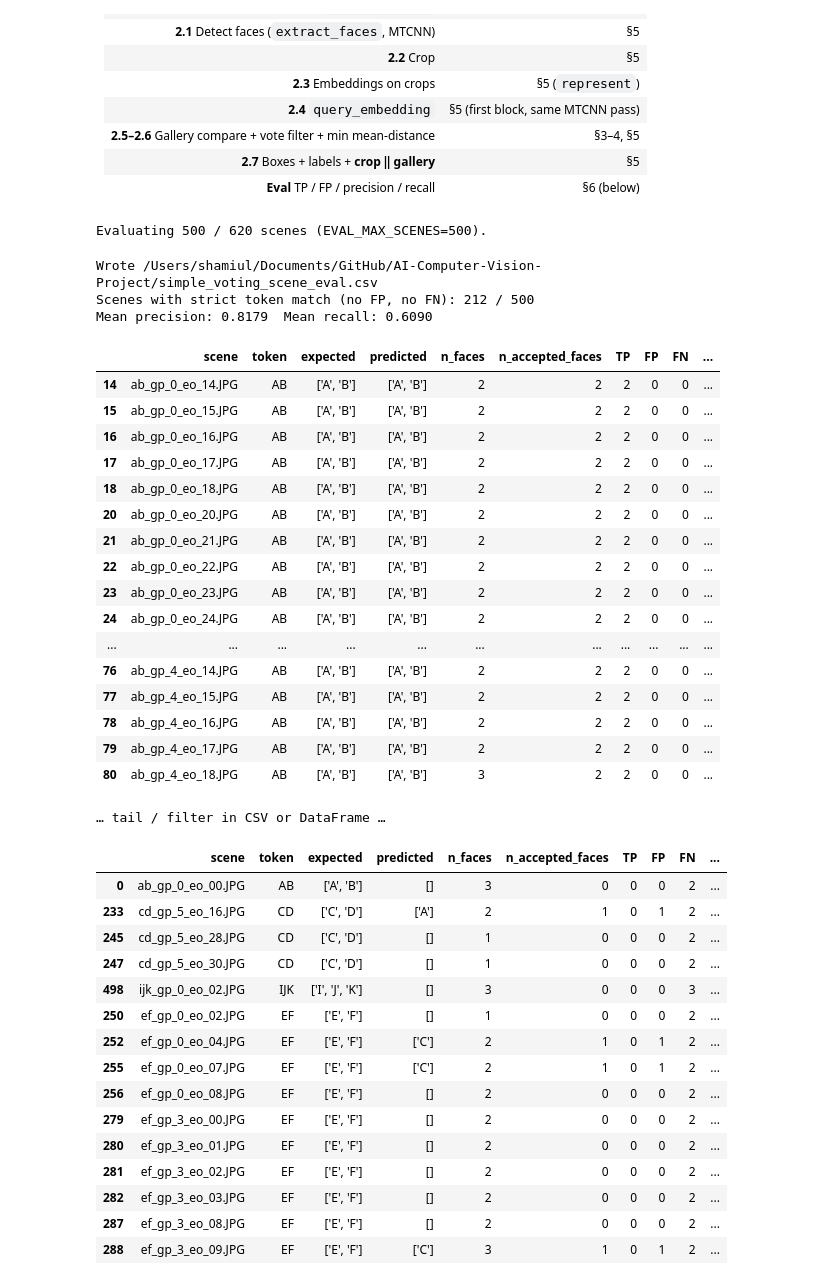
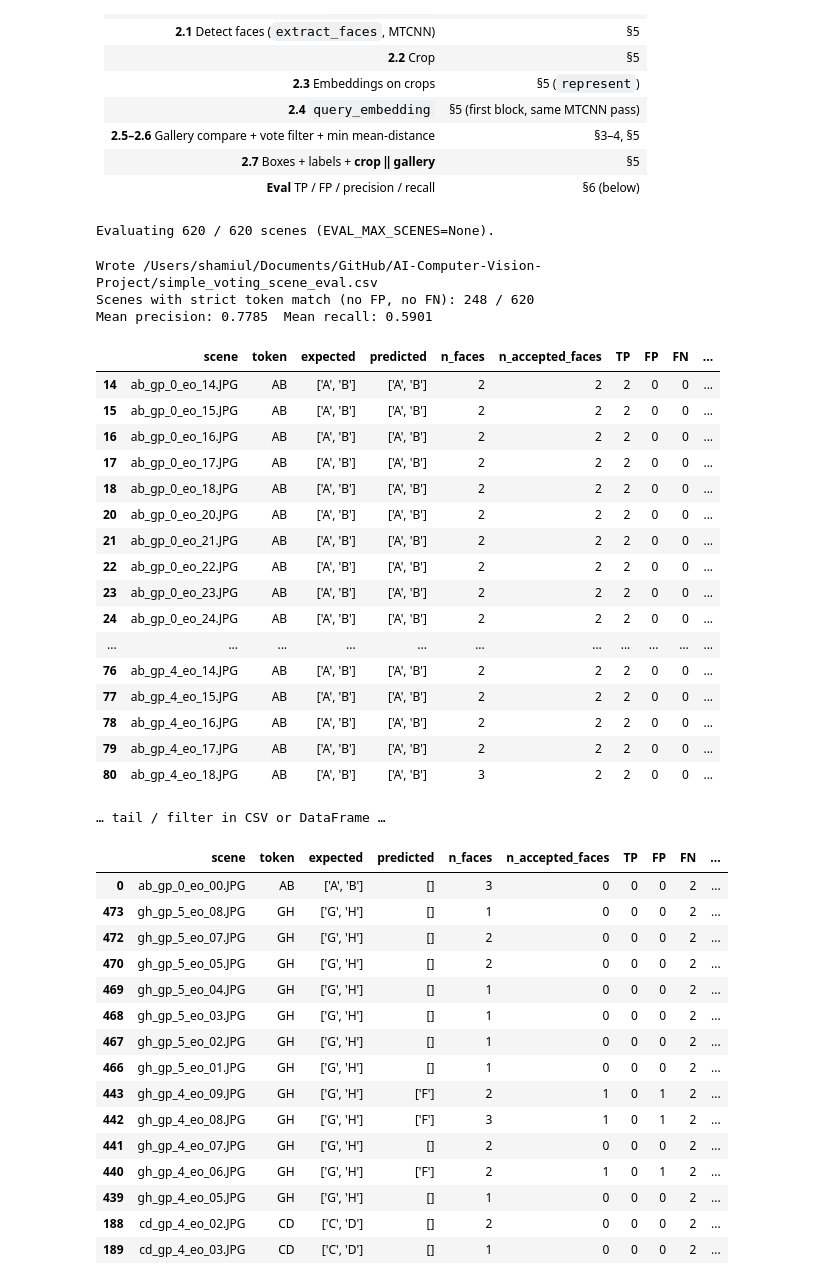
Before and after one commit to SamxHF/AI-Computer-Vision-Project, a Jupyter notebook: people_identification_voting_simple.ipynb, the cells around one changed output. Saved outputs shown, nothing was run; the diff lists cells and outputs as text; code cells hidden in the pictures.

```diff
--- a/people_identification_voting_simple.ipynb
+++ b/people_identification_voting_simple.ipynb
@@ -523,7 +521,7 @@ if not scene_paths:
     raise FileNotFoundError(f"No scene images in {SCENES_DIR}")
 
 # Quick test: first N scenes only. Set to None to run the full folder.
-EVAL_MAX_SCENES = 500
+EVAL_MAX_SCENES = None
 _n_total = len(scene_paths)
 if EVAL_MAX_SCENES is not None:
     scene_paths = scene_paths[: int(EVAL_MAX_SCENES)]
@@ -615,47 +613,47 @@ print(f"Wrote {EVAL_CSV_PATH}")
 
 _ok = scene_eval_df["token_ok"].sum()
 print(f"Scenes with strict token match (no FP, no FN): {_ok} / {len(scene_eval_df)}")
 print(f"Mean precision: {scene_eval_df['precision'].mean():.4f}  Mean recall: {scene_eval_df['recall'].mean():.4f}")
 
 display(scene_eval_df.sort_values(["token_ok", "recall"], ascending=[False, False]).head(40))
 print("… tail / filter in CSV or DataFrame …")
 display(scene_eval_df.sort_values("recall").head(15))
 # %% [output]
-Evaluating 500 / 620 scenes (EVAL_MAX_SCENES=500).
+Evaluating 620 / 620 scenes (EVAL_MAX_SCENES=None).
 Wrote /Users/shamiul/Documents/GitHub/AI-Computer-Vision-Project/simple_voting_scene_eval.csv
-Scenes with strict token match (no FP, no FN): 212 / 500
-Mean precision: 0.8179  Mean recall: 0.6090
+Scenes with strict token match (no FP, no FN): 248 / 620
+Mean precision: 0.7785  Mean recall: 0.5901
 |  | scene | token | expected | predicted | n_faces | n_accepted_faces | TP | FP | FN | ... |
 | 14 | ab_gp_0_eo_14.JPG | AB | ['A', 'B'] | ['A', 'B'] | 2 | 2 | 2 | 0 | 0 | ... |
 | 15 | ab_gp_0_eo_15.JPG | AB | ['A', 'B'] | ['A', 'B'] | 2 | 2 | 2 | 0 | 0 | ... |
 | 16 | ab_gp_0_eo_16.JPG | AB | ['A', 'B'] | ['A', 'B'] | 2 | 2 | 2 | 0 | 0 | ... |
 | 17 | ab_gp_0_eo_17.JPG | AB | ['A', 'B'] | ['A', 'B'] | 2 | 2 | 2 | 0 | 0 | ... |
 | 18 | ab_gp_0_eo_18.JPG | AB | ['A', 'B'] | ['A', 'B'] | 2 | 2 | 2 | 0 | 0 | ... |
 | 20 | ab_gp_0_eo_20.JPG | AB | ['A', 'B'] | ['A', 'B'] | 2 | 2 | 2 | 0 | 0 | ... |
 | 21 | ab_gp_0_eo_21.JPG | AB | ['A', 'B'] | ['A', 'B'] | 2 | 2 | 2 | 0 | 0 | ... |
 | 22 | ab_gp_0_eo_22.JPG | AB | ['A', 'B'] | ['A', 'B'] | 2 | 2 | 2 | 0 | 0 | ... |
 | 23 | ab_gp_0_eo_23.JPG | AB | ['A', 'B'] | ['A', 'B'] | 2 | 2 | 2 | 0 | 0 | ... |
 | 24 | ab_gp_0_eo_24.JPG | AB | ['A', 'B'] | ['A', 'B'] | 2 | 2 | 2 | 0 | 0 | ... |
 | ... | ... | ... | ... | ... | ... | ... | ... | ... | ... | ... |
 | 76 | ab_gp_4_eo_14.JPG | AB | ['A', 'B'] | ['A', 'B'] | 2 | 2 | 2 | 0 | 0 | ... |
 | 77 | ab_gp_4_eo_15.JPG | AB | ['A', 'B'] | ['A', 'B'] | 2 | 2 | 2 | 0 | 0 | ... |
 | 78 | ab_gp_4_eo_16.JPG | AB | ['A', 'B'] | ['A', 'B'] | 2 | 2 | 2 | 0 | 0 | ... |
 | 79 | ab_gp_4_eo_17.JPG | AB | ['A', 'B'] | ['A', 'B'] | 2 | 2 | 2 | 0 | 0 | ... |
 | 80 | ab_gp_4_eo_18.JPG | AB | ['A', 'B'] | ['A', 'B'] | 3 | 2 | 2 | 0 | 0 | ... |
 … tail / filter in CSV or DataFrame …
 |  | scene | token | expected | predicted | n_faces | n_accepted_faces | TP | FP | FN | ... |
 | 0 | ab_gp_0_eo_00.JPG | AB | ['A', 'B'] | [] | 3 | 0 | 0 | 0 | 2 | ... |
-| 233 | cd_gp_5_eo_16.JPG | CD | ['C', 'D'] | ['A'] | 2 | 1 | 0 | 1 | 2 | ... |
-| 245 | cd_gp_5_eo_28.JPG | CD | ['C', 'D'] | [] | 1 | 0 | 0 | 0 | 2 | ... |
-| 247 | cd_gp_5_eo_30.JPG | CD | ['C', 'D'] | [] | 1 | 0 | 0 | 0 | 2 | ... |
-| 498 | ijk_gp_0_eo_02.JPG | IJK | ['I', 'J', 'K'] | [] | 3 | 0 | 0 | 0 | 3 | ... |
-| 250 | ef_gp_0_eo_02.JPG | EF | ['E', 'F'] | [] | 1 | 0 | 0 | 0 | 2 | ... |
-| 252 | ef_gp_0_eo_04.JPG | EF | ['E', 'F'] | ['C'] | 2 | 1 | 0 | 1 | 2 | ... |
-| 255 | ef_gp_0_eo_07.JPG | EF | ['E', 'F'] | ['C'] | 2 | 1 | 0 | 1 | 2 | ... |
-| 256 | ef_gp_0_eo_08.JPG | EF | ['E', 'F'] | [] | 2 | 0 | 0 | 0 | 2 | ... |
-| 279 | ef_gp_3_eo_00.JPG | EF | ['E', 'F'] | [] | 2 | 0 | 0 | 0 | 2 | ... |
-| 280 | ef_gp_3_eo_01.JPG | EF | ['E', 'F'] | [] | 2 | 0 | 0 | 0 | 2 | ... |
-| 281 | ef_gp_3_eo_02.JPG | EF | ['E', 'F'] | [] | 2 | 0 | 0 | 0 | 2 | ... |
-| 282 | ef_gp_3_eo_03.JPG | EF | ['E', 'F'] | [] | 2 | 0 | 0 | 0 | 2 | ... |
-| 287 | ef_gp_3_eo_08.JPG | EF | ['E', 'F'] | [] | 2 | 0 | 0 | 0 | 2 | ... |
-| 288 | ef_gp_3_eo_09.JPG | EF | ['E', 'F'] | ['C'] | 3 | 1 | 0 | 1 | 2 | ... |
+| 473 | gh_gp_5_eo_08.JPG | GH | ['G', 'H'] | [] | 1 | 0 | 0 | 0 | 2 | ... |
+| 472 | gh_gp_5_eo_07.JPG | GH | ['G', 'H'] | [] | 2 | 0 | 0 | 0 | 2 | ... |
+| 470 | gh_gp_5_eo_05.JPG | GH | ['G', 'H'] | [] | 2 | 0 | 0 | 0 | 2 | ... |
+| 469 | gh_gp_5_eo_04.JPG | GH | ['G', 'H'] | [] | 1 | 0 | 0 | 0 | 2 | ... |
+| 468 | gh_gp_5_eo_03.JPG | GH | ['G', 'H'] | [] | 1 | 0 | 0 | 0 | 2 | ... |
+| 467 | gh_gp_5_eo_02.JPG | GH | ['G', 'H'] | [] | 1 | 0 | 0 | 0 | 2 | ... |
+| 466 | gh_gp_5_eo_01.JPG | GH | ['G', 'H'] | [] | 1 | 0 | 0 | 0 | 2 | ... |
+| 443 | gh_gp_4_eo_09.JPG | GH | ['G', 'H'] | ['F'] | 2 | 1 | 0 | 1 | 2 | ... |
+| 442 | gh_gp_4_eo_08.JPG | GH | ['G', 'H'] | ['F'] | 3 | 1 | 0 | 1 | 2 | ... |
+| 441 | gh_gp_4_eo_07.JPG | GH | ['G', 'H'] | [] | 2 | 0 | 0 | 0 | 2 | ... |
+| 440 | gh_gp_4_eo_06.JPG | GH | ['G', 'H'] | ['F'] | 2 | 1 | 0 | 1 | 2 | ... |
+| 439 | gh_gp_4_eo_05.JPG | GH | ['G', 'H'] | [] | 1 | 0 | 0 | 0 | 2 | ... |
+| 188 | cd_gp_4_eo_02.JPG | CD | ['C', 'D'] | [] | 2 | 0 | 0 | 0 | 2 | ... |
+| 189 | cd_gp_4_eo_03.JPG | CD | ['C', 'D'] | [] | 1 | 0 | 0 | 0 | 2 | ... |
```
Also changed, not shown: parts of 4 cells of this notebook, 2 other files.
